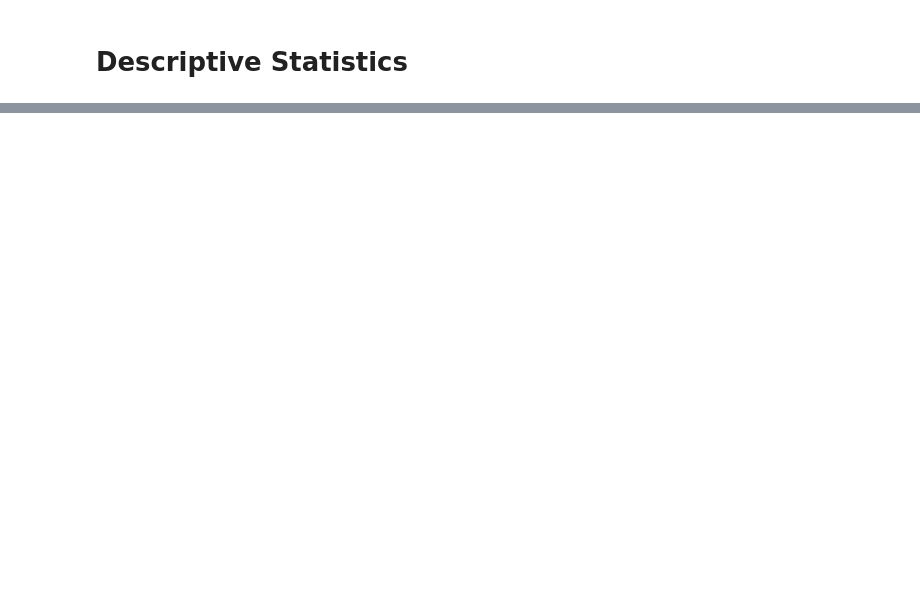
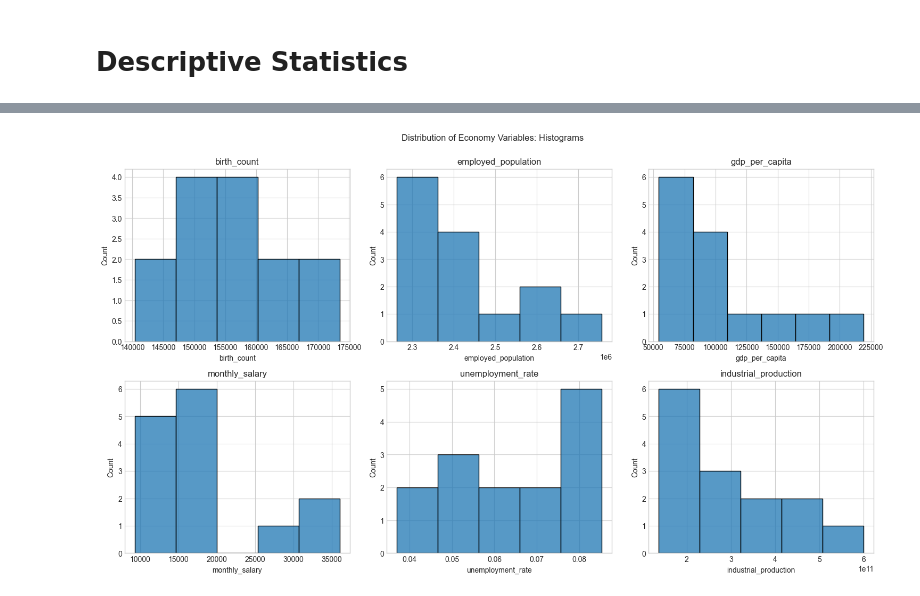
Before and after one commit to rus5sp/DAV-Project, a Jupyter notebook: eda.ipynb, the cells around one changed output, grey strips where cells are left out. Saved outputs shown, nothing was run; the diff lists cells and outputs as text; code cells hidden in the pictures; blank space fills up the shorter version.

```diff
--- a/eda.ipynb
+++ b/eda.ipynb
@@ -11,6 +11,7 @@ import seaborn as sns
 
 # configuration
 pd.set_option('display.float_format', '{:.2f}'.format)
+plt.style.use('seaborn-v0_8-whitegrid')
 # %%
 df = pd.read_csv('data/final_dataset.csv', index_col='year')
 # %% [markdown]
@@ -112,3 +113,23 @@ df.describe().T
 | inst_total | 14.00 | 6243.36 | 542.32 | 5438.00 | 5792.50 | 6267.00 | 6642.00 | 7074.00 |
 | teachers_total | 14.00 | 112172.64 | 9779.76 | 102104.00 | 104496.00 | 109129.50 | 115741.50 | 131974.00 |
 | grad_total | 14.00 | 244171.43 | 12658.86 | 230700.00 | 235650.00 | 242150.00 | 248625.00 | 277500.00 |
+# %%
+economy_cols = [
+    'birth_count',
+    'employed_population',
+    'gdp_per_capita',
+    'monthly_salary',
+    'unemployment_rate',
+    'industrial_production'
+]
+
+plt.figure(figsize=(15, 12))
+for i, col in enumerate(economy_cols, 1):
+    plt.subplot(3, 3, i)
+    sns.histplot(x=df[col])
+    plt.title(col)
+plt.suptitle('Distribution of Economy Variables: Histograms', y=1)
+plt.tight_layout()
+plt.show()
+# %% [output]
+[figure, added]
```
Also changed, not shown: parts of 10 cells of this notebook.
